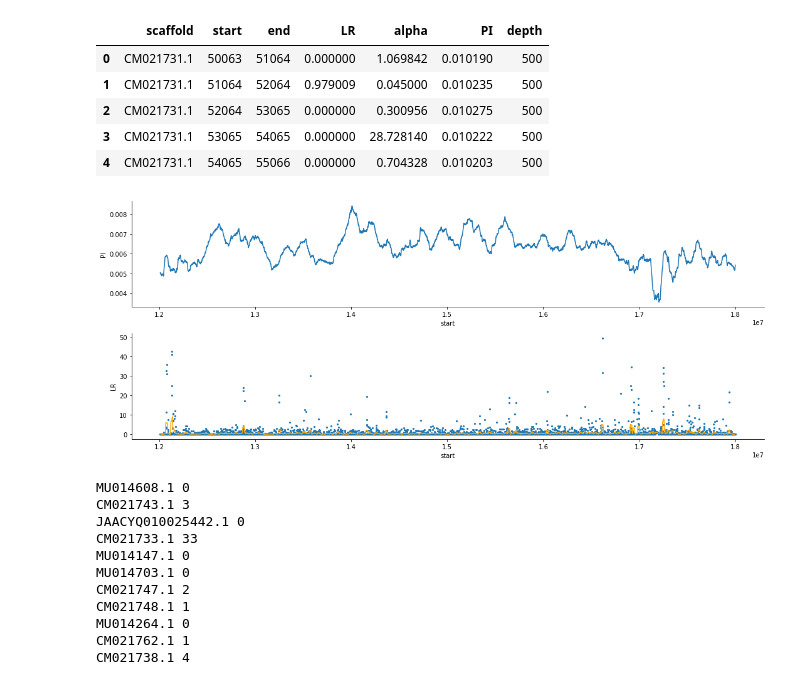
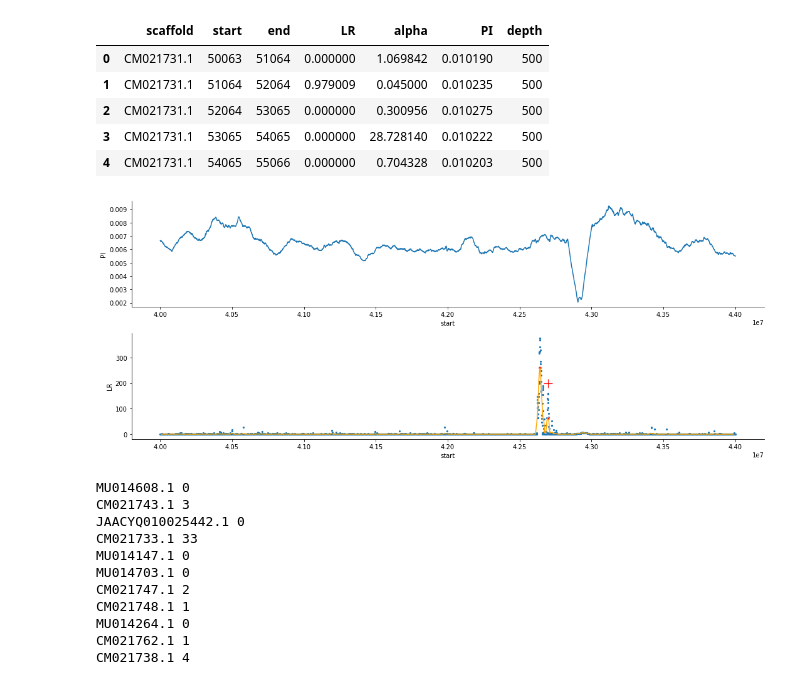
Before and after one commit to osipovarev/Brood_parasites_analysis, a Jupyter notebook: divergence_pi_tajima_fst_analysis.ipynb, the cells around one changed output. Saved outputs shown, nothing was run; the diff lists cells and outputs as text; code cells hidden in the pictures.

```diff
--- a/divergence_pi_tajima_fst_analysis.ipynb
+++ b/divergence_pi_tajima_fst_analysis.ipynb
@@ -1058,8 +1058,8 @@ df_full.head()
 ### Plot 4Mb regions of a chr
 # C = 'CM049526'
 C = 'CM021731.1'
-n = 12
-df = df_full[(df_full['scaffold'] == C) & (df_full['start'] > n*10**6) & (df_full['start'] < (n+6)*10**6)]
+n = 40
+df = df_full[(df_full['scaffold'] == C) & (df_full['start'] > n*10**6) & (df_full['start'] < (n+4)*10**6)]
 
 # NAV2 vidMac: CM044065.1	53613360	53813360
 # OGDH vidMac: CM044087.1	3739735	3739995
@@ -1094,34 +1094,34 @@ sns.lineplot(ax=ax1, data=df, x='start', y='PI')
 
 ## SF2
 x = df['start']
 f_x = df['LR']
 smoothed_x, smoothed_f_x, minima_indices = find_local_extrema(x, f_x, window, p_lr, 'max')
 lr_peaks = smoothed_x[minima_indices]
 
 sns.scatterplot(ax=ax2, data=df, x='start', y='LR', linewidth=0, s=10)
 sns.lineplot(ax=ax2, x=smoothed_x, y=smoothed_f_x, color='orange')
 sns.scatterplot(ax=ax2, x=smoothed_x[minima_indices], y=smoothed_f_x[minima_indices], color='red', s=20)
 
 
 ## Extend region of PI peaks +- delta (50k in total)
 delta = 25000
 pi_peaks_region = []
 for el in pi_peaks:
     pi_peaks_region.extend([i for i in range(el - delta, el + delta)])
 
 ## Overlap peaks
 peaks_overlap = [i for i in lr_peaks if i in pi_peaks_region]
 sns.scatterplot(ax=ax2, x=peaks_overlap, y=200, color='red', marker="+", s=200)
 
 sns.despine(fig=None, ax=None, left=False, bottom=False, offset=None, trim=False)
 fig.tight_layout()
 
 # pdf_name = '{}.LR_PI.{}_{}.pdf'.format(db, C, n)
 # pdf_name = '{}.LR_PI.{}_{}_{}.pdf'.format(db, C, start, end)
 pdf_name = '{}.no_aproximation_PI_example.pdf'.format(db)
 # fig.savefig(pdf_name, bbox_inches='tight')
 # %% [output]
-[figure, old version]
+[figure, new version]
 # %%
 ### Now don't plot anything but quantify! and store peak coordinates in a dictionary
 dir_path = '/Users/osipova/Documents/LabDocs/Brood_parasites_analysis/'
```
